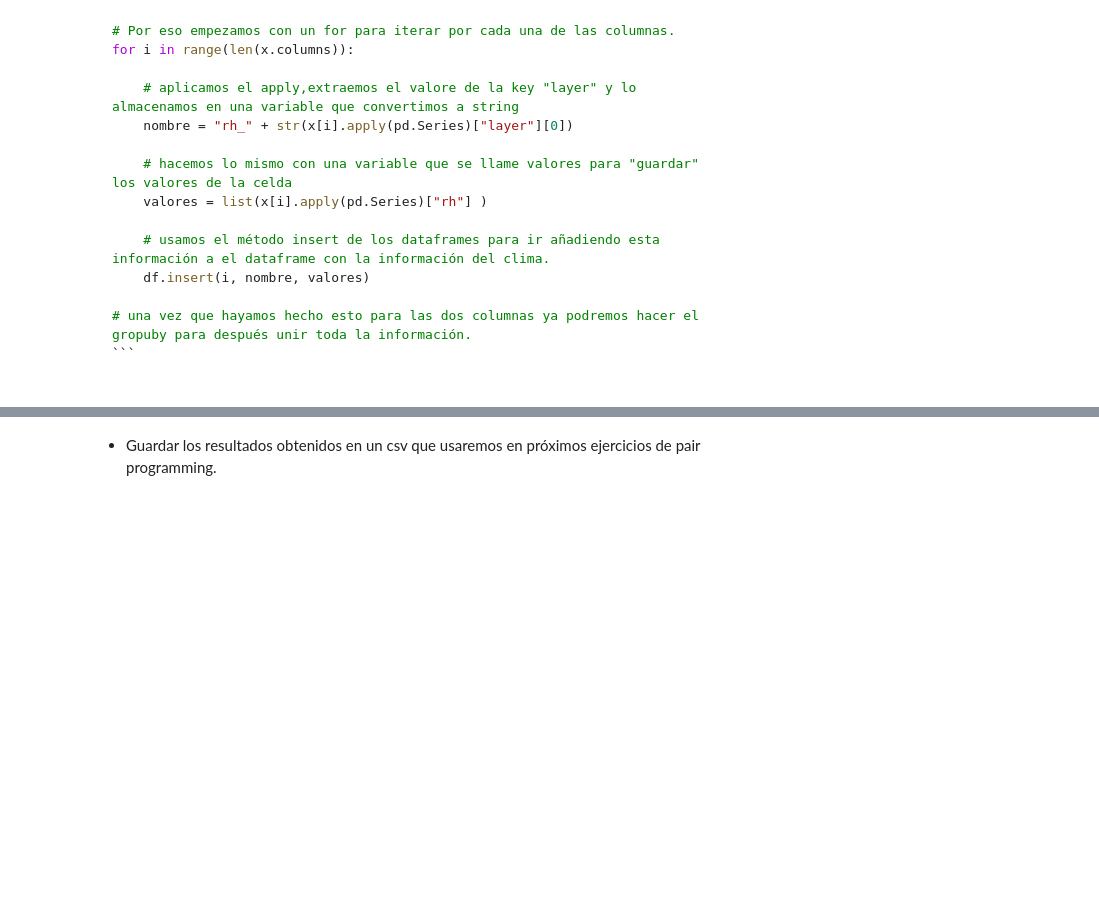
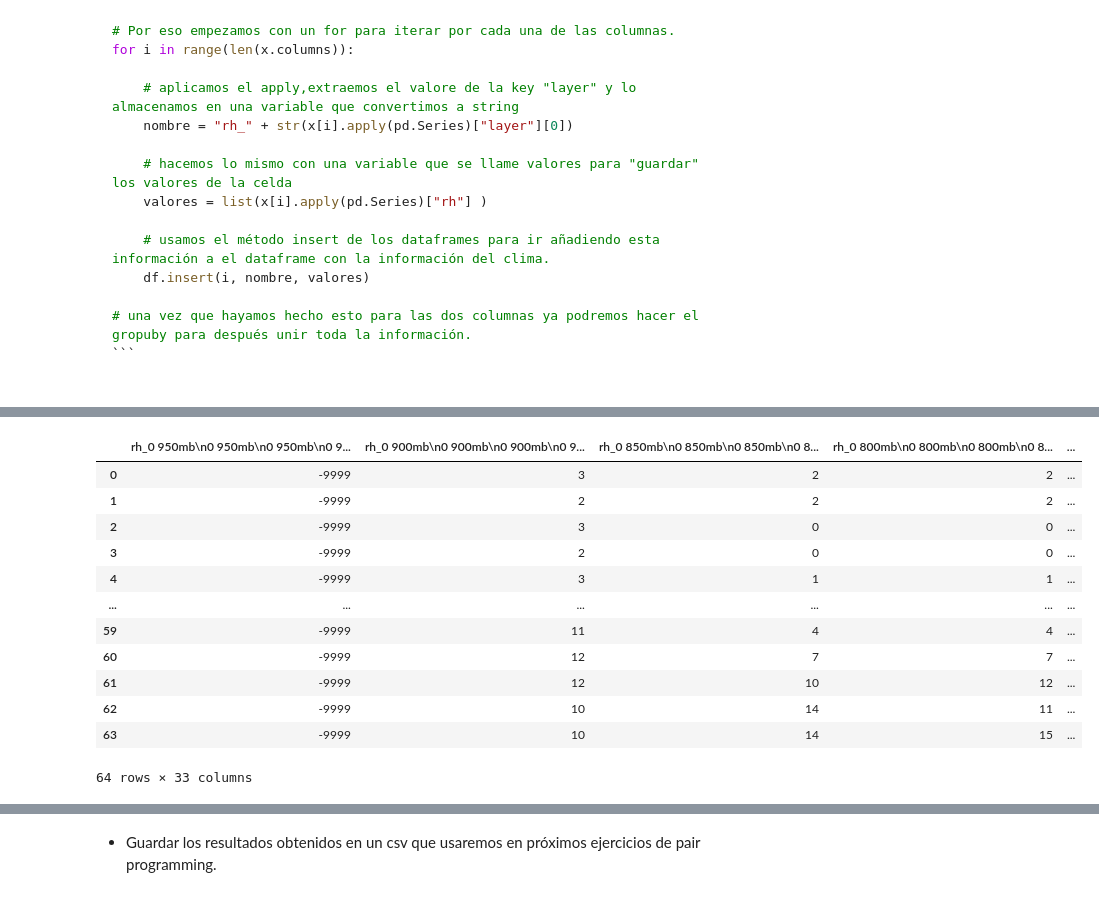
Before and after one commit to Adalab/DA-promoc-modulo2-sprint2-anaysonia, a Jupyter notebook: etl/pp-anaysonia-etl2.ipynb, the cells around one changed output, grey strips where cells are left out. Saved outputs shown, nothing was run; the diff lists cells and outputs as text; code cells hidden in the pictures; blank space fills up the shorter version.

```diff
--- a/etl/pp-anaysonia-etl2.ipynb
+++ b/etl/pp-anaysonia-etl2.ipynb
@@ -12,0 +20,2 @@ El objetivo de la sesión de hoy será juntar en un único csv la información d
+# %%
+df_clima=pd.read_pickle('files/tiempo_paises2.pkl')
@@ -21,0 +86,3 @@ El objetivo de la sesión de hoy será juntar en un único csv la información d
+# %%
+df_rh=df_clima['rh_profile'].apply(pd.Series)
+df_rh.head(3)
@@ -75,0 +189,16 @@ for i in range(len(x.columns)):
+# %%
+df_clima[df_clima['country']=='USA']
+# %% [output]
+|  | rh_0 950mb\n0 950mb\n0 950mb\n0 9... | rh_0 900mb\n0 900mb\n0 900mb\n0 9... | rh_0 850mb\n0 850mb\n0 850mb\n0 8... | rh_0 800mb\n0 800mb\n0 800mb\n0 8... | ... |
+| 0 | -9999 | 3 | 2 | 2 | ... |
+| 1 | -9999 | 2 | 2 | 2 | ... |
+| 2 | -9999 | 3 | 0 | 0 | ... |
+| 3 | -9999 | 2 | 0 | 0 | ... |
+| 4 | -9999 | 3 | 1 | 1 | ... |
+| ... | ... | ... | ... | ... | ... |
+| 59 | -9999 | 11 | 4 | 4 | ... |
+| 60 | -9999 | 12 | 7 | 7 | ... |
+| 61 | -9999 | 12 | 10 | 12 | ... |
+| 62 | -9999 | 10 | 14 | 11 | ... |
+| 63 | -9999 | 10 | 14 | 15 | ... |
+64 rows × 33 columns
```
Also changed, not shown: parts of 31 cells of this notebook, 1 other file.
